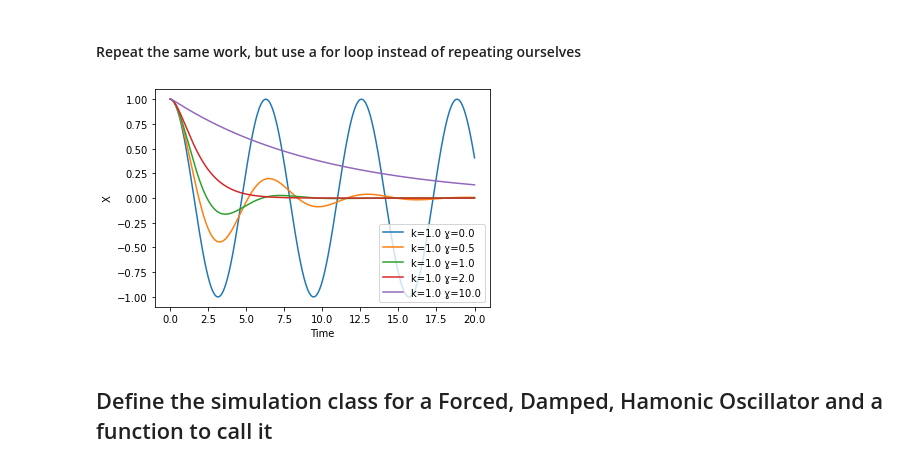
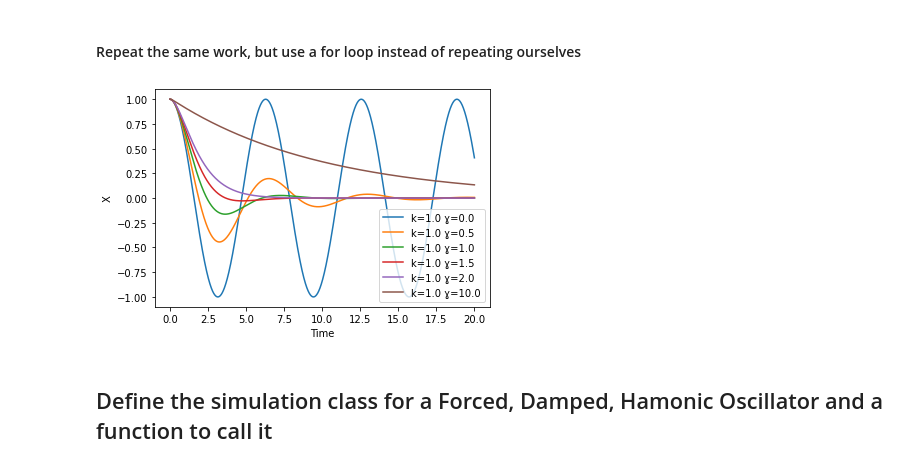
Before and after one commit to josephmckenna/ForcedDampedHarmonicOscillator, a Jupyter notebook: Worksheet.ipynb, the cells around one changed output. Cells and saved outputs as stored; diff of their text form; code cells hidden in the pictures.

```diff
--- a/Worksheet.ipynb
+++ b/Worksheet.ipynb
@@ -79,7 +79,7 @@ def PlotDampedHarmonicOscillator(x , v , k , gamma, n ):
     # Construct the simulation and assign it to the variable 'a'
     a = DampedHarmonicOscillator(x, v , k , gamma )
     # Time step size
-    dt = 0.0001
+    dt = 0.001
     # Assign memory for the number of steps we will take (pre-assigned memory is faster than appending later)
     X = np.zeros((n,))
     T = np.zeros((n,))
@@ -106,14 +106,14 @@ plt.show()
 # %% [markdown]
 #### Repeat the same work, but use a for loop instead of repeating ourselves
 # %%
-for g in [ 0., 0.5, 1., 2., 10 ]:
-    PlotDampedHarmonicOscillator(x = 1., v = 0., k = 1., gamma = g, n = 200000)
+for g in [ 0., 0.5, 1., 1.5, 2, 10 ]:
+    PlotDampedHarmonicOscillator(x = 1., v = 0., k = 1., gamma = g, n = 20000)
 plt.xlabel('Time')
 plt.ylabel('X')
 plt.legend()
 plt.show()
 # %% [output]
-[figure, old version]
+[figure, new version]
 # %% [markdown]
 ## Define the simulation class for a Forced, Damped, Hamonic Oscillator and a function to call it
 # %%
```
Also changed, not shown: parts of 9 cells of this notebook.
